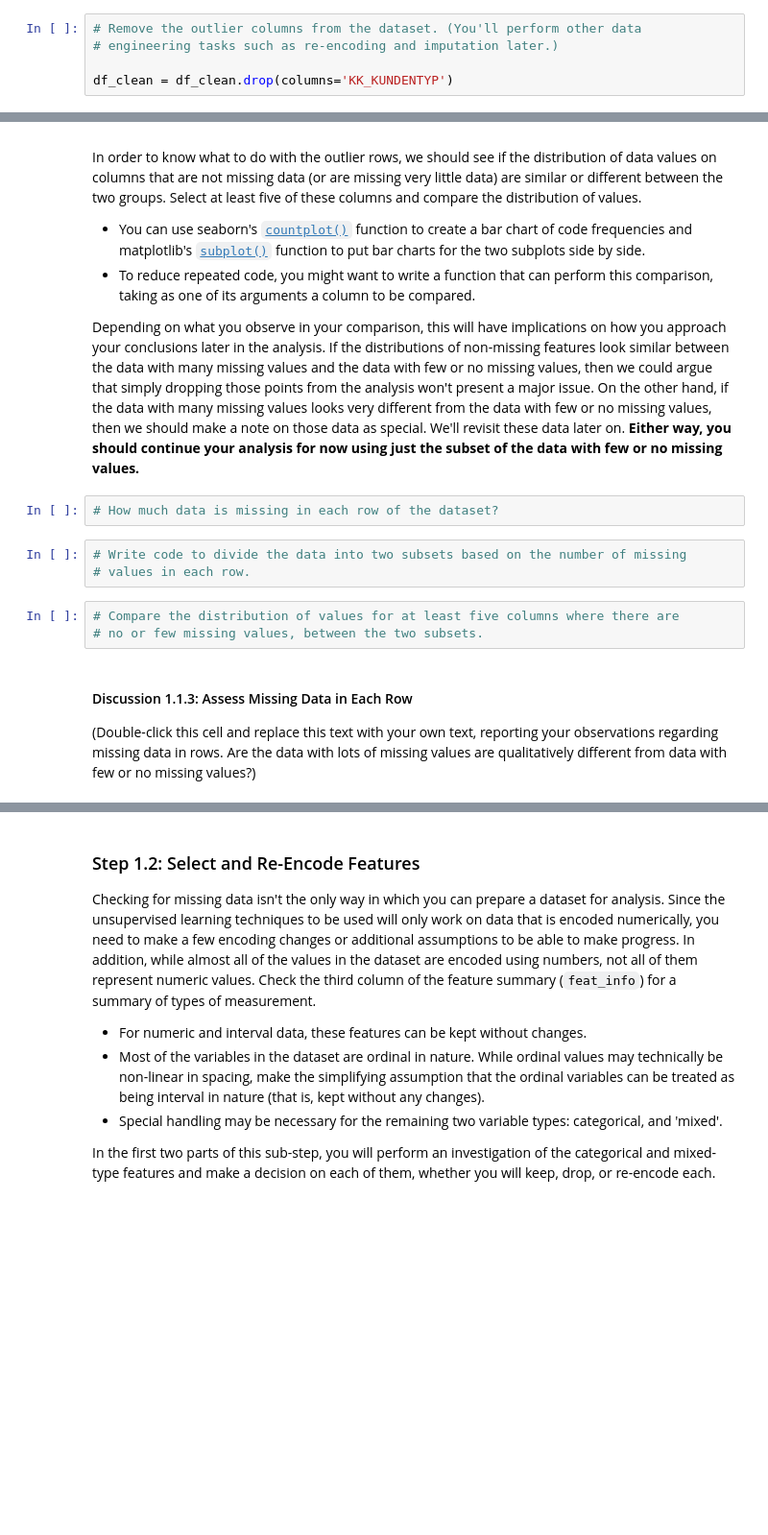
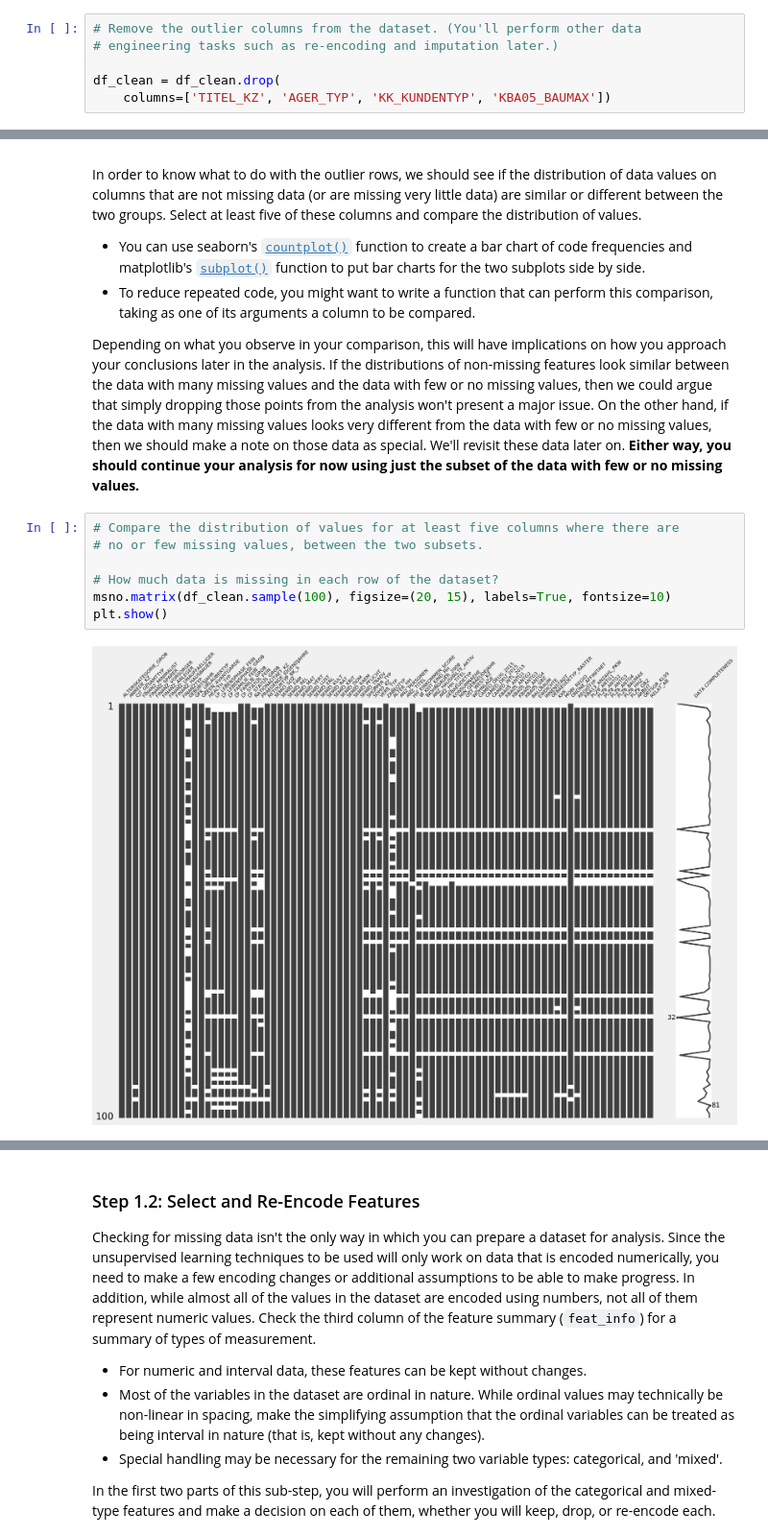
Before and after one commit to kennethn/machine-learning-nanodegree, a Jupyter notebook: p2_customer_segments/Identify_Customer_Segments.ipynb, the cells around one changed output, grey strips where cells are left out. Shown at 96% size. Saved outputs shown, nothing was run; the diff lists cells and outputs as text; blank space fills up the shorter version.

```diff
--- a/p2_customer_segments/Identify_Customer_Segments.ipynb
+++ b/p2_customer_segments/Identify_Customer_Segments.ipynb
@@ -159,7 +247,8 @@ missing_values.query('percent_missing > 50')
 # Remove the outlier columns from the dataset. (You'll perform other data
 # engineering tasks such as re-encoding and imputation later.)
 
-df_clean = df_clean.drop(columns='KK_KUNDENTYP')
+df_clean = df_clean.drop(
+    columns=['TITEL_KZ', 'AGER_TYP', 'KK_KUNDENTYP', 'KBA05_BAUMAX'])
 # %% [markdown]
 #### Discussion 1.1.2: Assess Missing Data in Each Column
 
@@ -174,15 +263,12 @@ In order to know what to do with the outlier rows, we should see if the distribu
 - To reduce repeated code, you might want to write a function that can perform this comparison, taking as one of its arguments a column to be compared.
 
 Depending on what you observe in your comparison, this will have implications on how you approach your conclusions later in the analysis. If the distributions of non-missing features look similar between the data with many missing values and the data with few or no missing values, then we could argue that simply dropping those points from the analysis won't present a major issue. On the other hand, if the data with many missing values looks very different from the data with few or no missing values, then we should make a note on those data as special. We'll revisit these data later on. **Either way, you should continue your analysis for now using just the subset of the data with few or no missing values.**
-# %%
-# How much data is missing in each row of the dataset?
-# %%
-# Write code to divide the data into two subsets based on the number of missing
-# values in each row.
 # %%
 # Compare the distribution of values for at least five columns where there are
 # no or few missing values, between the two subsets.
+
+# How much data is missing in each row of the dataset?
+msno.matrix(df_clean.sample(100), figsize=(20, 15), labels=True, fontsize=10)
+plt.show()
+# %% [output]
+[figure, added]
-# %% [markdown]
-#### Discussion 1.1.3: Assess Missing Data in Each Row
-
-(Double-click this cell and replace this text with your own text, reporting your observations regarding missing data in rows. Are the data with lots of missing values are qualitatively different from data with few or no missing values?)
```
Also changed, not shown: parts of 39 cells of this notebook.
